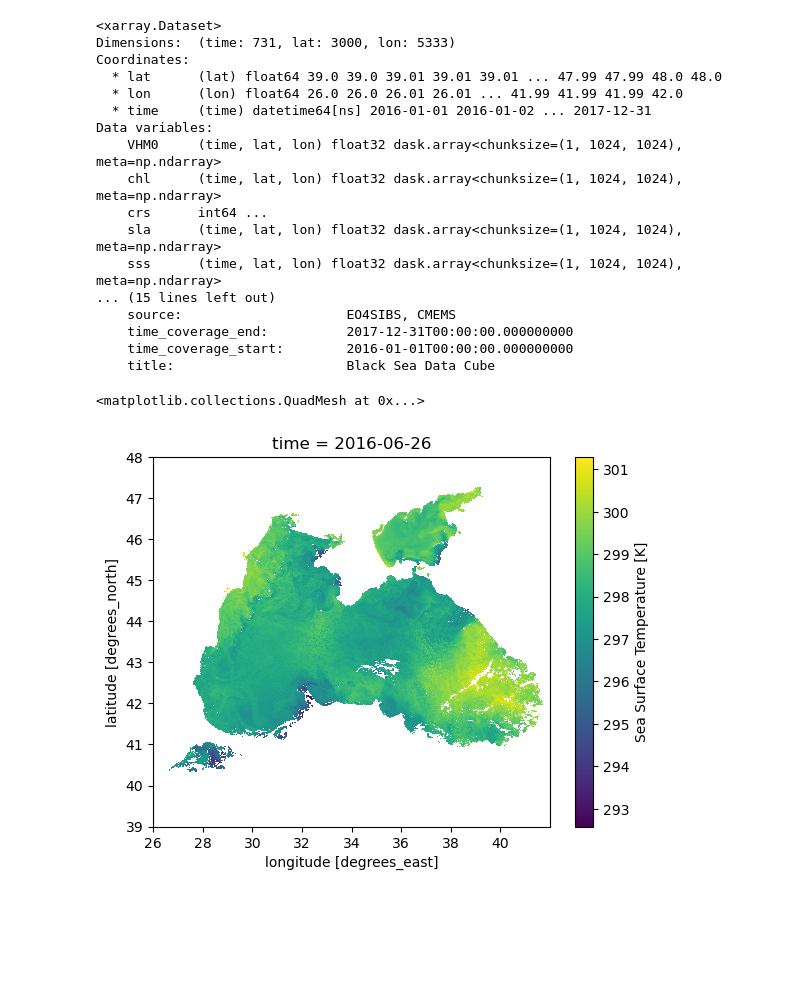
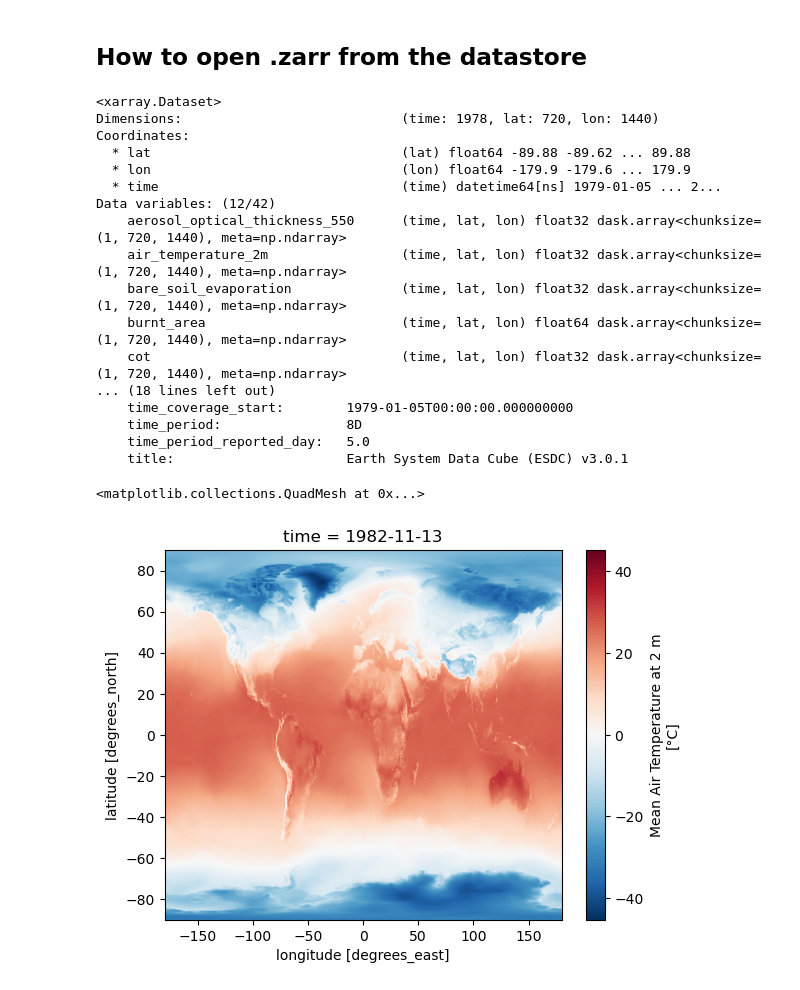
Before and after one commit to deepesdl/deepesdl-doc, a Jupyter notebook: notebooks/01_Access_public_cubes.ipynb, the cells around one changed output. Drawn from its saved outputs; the diff is of its cells as text; code cells hidden in the pictures; blank space fills up the shorter version.

```diff
--- a/notebooks/01_Access_public_cubes.ipynb
+++ b/notebooks/01_Access_public_cubes.ipynb
@@ -37,27 +36,29 @@ store.list_data_ids()
+# %% [markdown]
+## How to open .zarr from the datastore
 # %%
-cube = store.open_data('black-sea-1x1024x1024.zarr')
+cube = store.open_data('esdc-8d-0.25deg-1x720x1440-3.0.1.zarr')
 # %%
 cube
 # %% [output]
 <xarray.Dataset>
-Dimensions:  (time: 731, lat: 3000, lon: 5333)
+Dimensions:                            (time: 1978, lat: 720, lon: 1440)
 Coordinates:
-  * lat      (lat) float64 39.0 39.0 39.01 39.01 39.01 ... 47.99 47.99 48.0 48.0
-  * lon      (lon) float64 26.0 26.0 26.01 26.01 ... 41.99 41.99 41.99 42.0
-  * time     (time) datetime64[ns] 2016-01-01 2016-01-02 ... 2017-12-31
-Data variables:
-    VHM0     (time, lat, lon) float32 dask.array<chunksize=(1, 1024, 1024), meta=np.ndarray>
-    chl      (time, lat, lon) float32 dask.array<chunksize=(1, 1024, 1024), meta=np.ndarray>
-    crs      int64 ...
-    sla      (time, lat, lon) float32 dask.array<chunksize=(1, 1024, 1024), meta=np.ndarray>
-    sss      (time, lat, lon) float32 dask.array<chunksize=(1, 1024, 1024), meta=np.ndarray>
-... (15 lines left out)
-    source:                     EO4SIBS, CMEMS
-    time_coverage_end:          2017-12-31T00:00:00.000000000
-    time_coverage_start:        2016-01-01T00:00:00.000000000
-    title:                      Black Sea Data Cube
+  * lat                                (lat) float64 -89.88 -89.62 ... 89.88
+  * lon                                (lon) float64 -179.9 -179.6 ... 179.9
+  * time                               (time) datetime64[ns] 1979-01-05 ... 2...
+Data variables: (12/42)
+    aerosol_optical_thickness_550      (time, lat, lon) float32 dask.array<chunksize=(1, 720, 1440), meta=np.ndarray>
+    air_temperature_2m                 (time, lat, lon) float32 dask.array<chunksize=(1, 720, 1440), meta=np.ndarray>
+    bare_soil_evaporation              (time, lat, lon) float32 dask.array<chunksize=(1, 720, 1440), meta=np.ndarray>
+    burnt_area                         (time, lat, lon) float64 dask.array<chunksize=(1, 720, 1440), meta=np.ndarray>
+    cot                                (time, lat, lon) float32 dask.array<chunksize=(1, 720, 1440), meta=np.ndarray>
+... (18 lines left out)
+    time_coverage_start:        1979-01-05T00:00:00.000000000
+    time_period:                8D
+    time_period_reported_day:   5.0
+    title:                      Earth System Data Cube (ESDC) v3.0.1
 # %%
-cube.sst.isel(time=177).plot()
+cube.air_temperature_2m.isel(time=177).plot()
 # %% [output]
 <matplotlib.collections.QuadMesh at 0x...>
-[figure, old version]
+[figure, new version]
```
Also changed, not shown: parts of 12 cells of this notebook, 11 other files.
